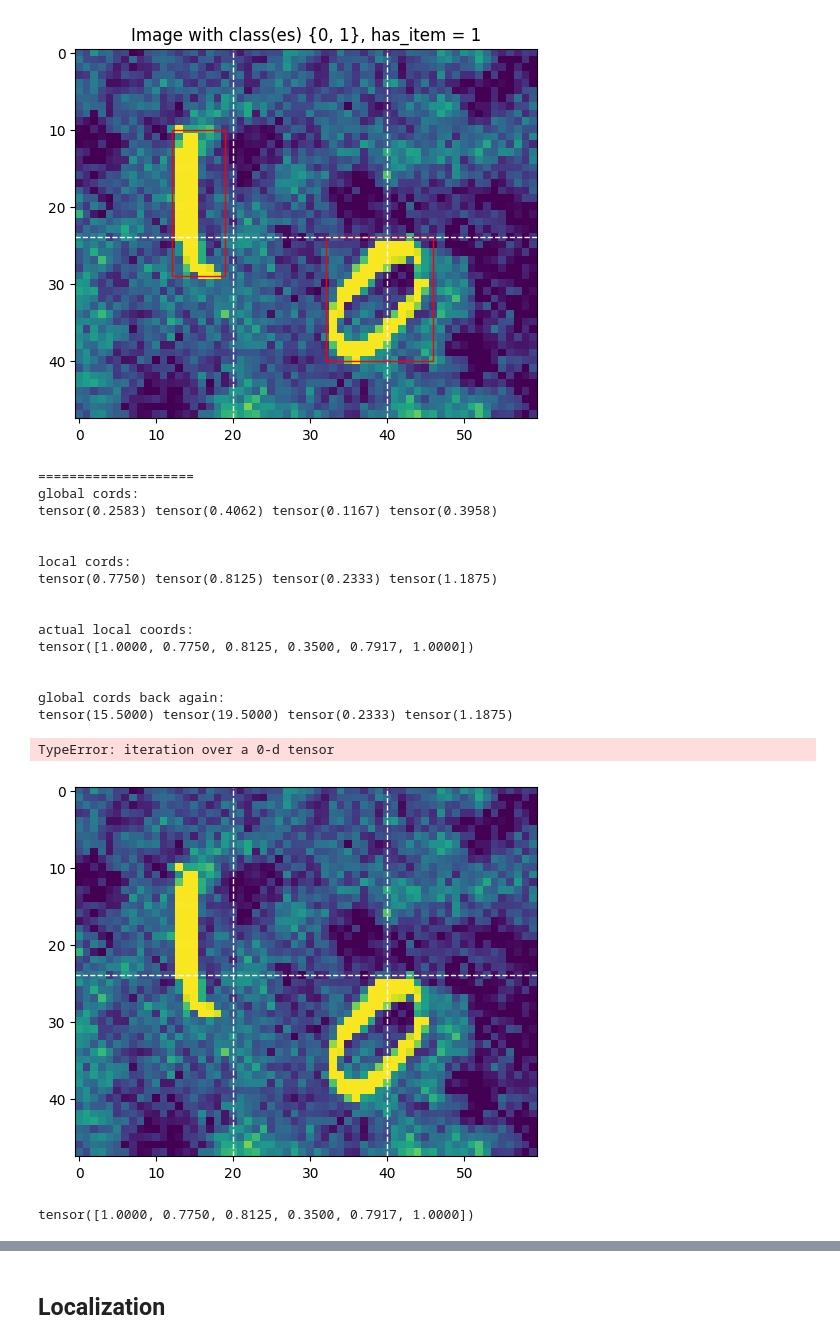
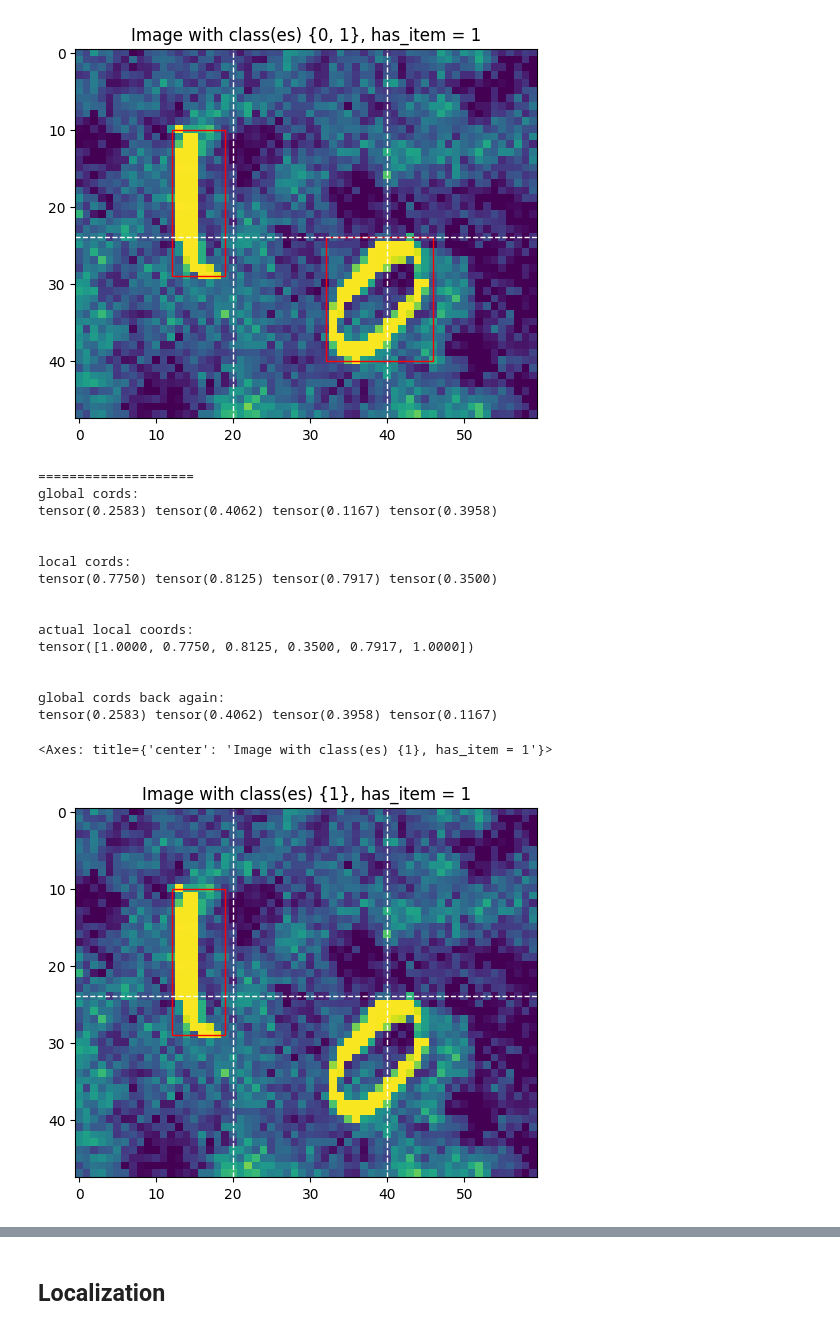
Before and after one commit to Freskoko/inf265_projects, a Jupyter notebook: assignments/src/project_2/Object_detection.ipynb, the cells around one changed output, grey strips where cells are left out. Cells and saved outputs as stored; diff of their text form; code cells hidden in the pictures.

```diff
--- a/assignments/src/project_2/Object_detection.ipynb
+++ b/assignments/src/project_2/Object_detection.ipynb
@@ -147,3 +103,17 @@ def local_to_global(x_local, y_local, bb_w_local, bb_h_local, i,j, width=60, hei
+# %%
+def local_to_global(x_l, y_l, w_l, h_l, row, col, rows=2, cols=3):
+    cell_w = 1.0 / cols
+    cell_h = 1.0 / rows
+
+    # x_global = (number of cells to the left + offset within cell) * cell_width
+    x_global = (col + x_l) * cell_w
+    y_global = (row + y_l) * cell_h
+
+    # w_global = w_local * cell_width
+    w_global = w_l * cell_w
+    h_global = h_l * cell_h
+
+    return x_global, y_global, w_global, h_global
 # %%
 # sanity check from class:
 global_to_local(0.6,0.6,0.2,0.2, rows=4, cols=3)
@@ -174,21 +144,8 @@ global_to_local(x,y,h,w)
 # %% [markdown]
 OK! So global to local works and produces the same output as the preprocessed data. Happy days.
-# %%
-def scale_vars(x,y,w,h):
-    """
-    Scale vars to plot correctly
-    """
-    scaled_x = x*IMG_WIDTH
-    scaled_w = w*IMG_WIDTH
-    scaled_y = y*IMG_HEIGHT
-    scaled_h = h*IMG_HEIGHT
-
-    scaled_x = scaled_x - scaled_w / 2
-    scaled_y = scaled_y - scaled_h / 2
-
-    return scaled_x, scaled_y, scaled_w, scaled_h
 # %%
-def plot_image(img_pixels, global_coords_ls, ax):
+def plot_image(tensor_inp, ax):
+    img_pixels, global_coords_ls = tensor_inp
     img = img_pixels.permute(1, 2, 0)
 
     ax.imshow(img)
@@ -233,7 +190,6 @@ plot_image(img, global_coords, axes)
 [figure]
 # %%
 global_coords = dataset_train[0][0]
-
 actual_local = dataset_train_imgs[0][1][0][0]
 
 is_item, x, y, h, w, class_item = global_coords
@@ -243,8 +199,7 @@ print("global cords:")
 print(x,y,h,w)
 print("\n")
 
-
-x_loc, y_loc, w_loc, h_loc = global_to_local(x, y, h, w)
+x_loc, y_loc, w_loc, h_loc, _row, _col = global_to_local(x, y, h, w)
 
 print("local cords:")
 print(x_loc, y_loc, h_loc, w_loc)
@@ -253,7 +208,6 @@ print("\n")
 print("actual local coords:")
 print(actual_local)
 print("\n")
-
 
 col = int(x * TOTAL_COLS)
 row = int(y * TOTAL_ROWS)
@@ -265,7 +219,6 @@ print("global cords back again:")
 print(xg, yg, hg, wg)
 print("\n")
 
-
 globals_check = [
         is_item,
         xg,
@@ -274,7 +227,6 @@ globals_check = [
         hg,
         class_item
 ]
-#here
 # %% [output]
 ====================
 global cords:
@@ -282,7 +234,7 @@ tensor(0.2583) tensor(0.4062) tensor(0.1167) tensor(0.3958)
 
 
 local cords:
-tensor(0.7750) tensor(0.8125) tensor(0.2333) tensor(1.1875)
+tensor(0.7750) tensor(0.8125) tensor(0.7917) tensor(0.3500)
 
 
 actual local coords:
@@ -290,15 +242,10 @@ tensor([1.0000, 0.7750, 0.8125, 0.3500, 0.7917, 1.0000])
 
 
 global cords back again:
-tensor(15.5000) tensor(19.5000) tensor(0.2333) tensor(1.1875)
+tensor(0.2583) tensor(0.4062) tensor(0.3958) tensor(0.1167)
 # %%
 fig, axes = plt.subplots()
-plot_image(img, globals_check, ax=axes)
-# her
+plot_image((img, [globals_check]), ax=axes)
 # %% [output]
-TypeError: iteration over a 0-d tensor
+<Axes: title={'center': 'Image with class(es) {1}, has_item = 1'}>
-[figure, old version]
+[figure, new version]
-# %%
-dataset_train_imgs[0][1][0][0]
-# %% [output]
-tensor([1.0000, 0.7750, 0.8125, 0.3500, 0.7917, 1.0000])
```
Also changed, not shown: parts of 25 cells of this notebook, 7 other files.
